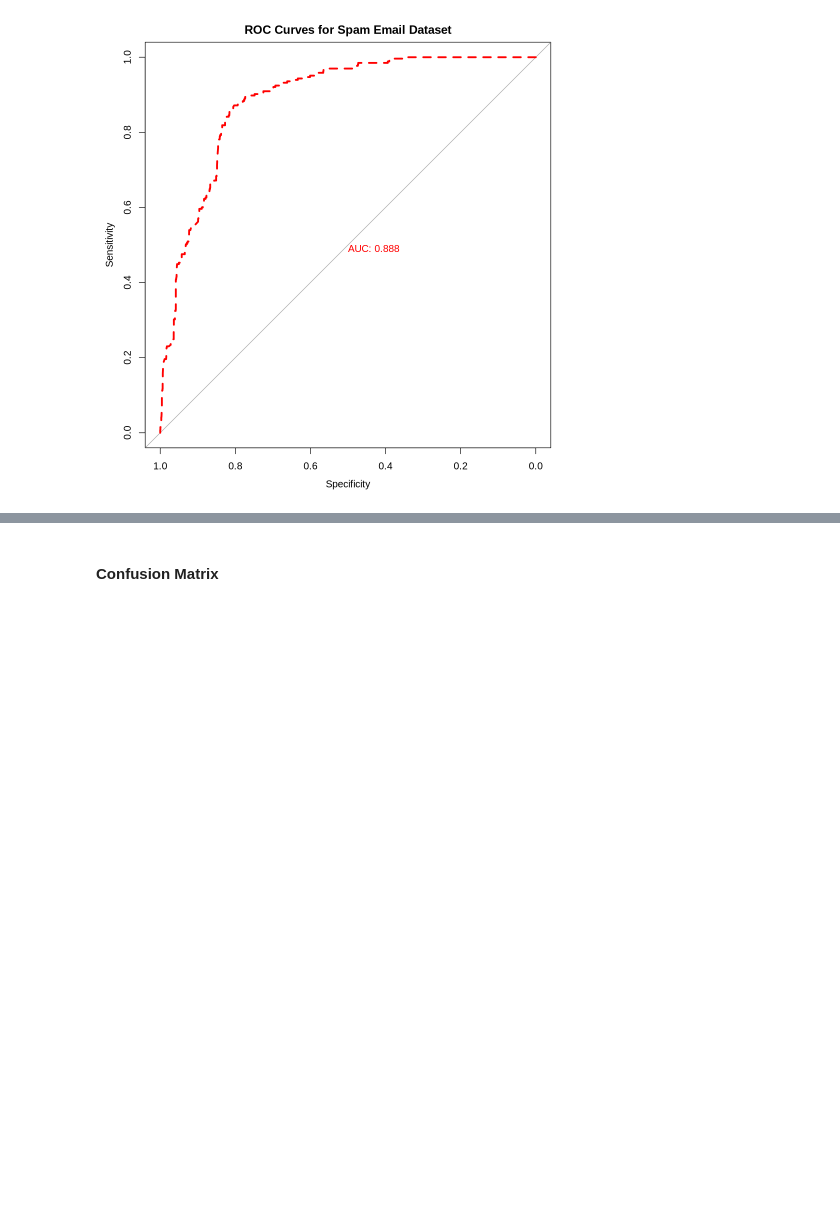
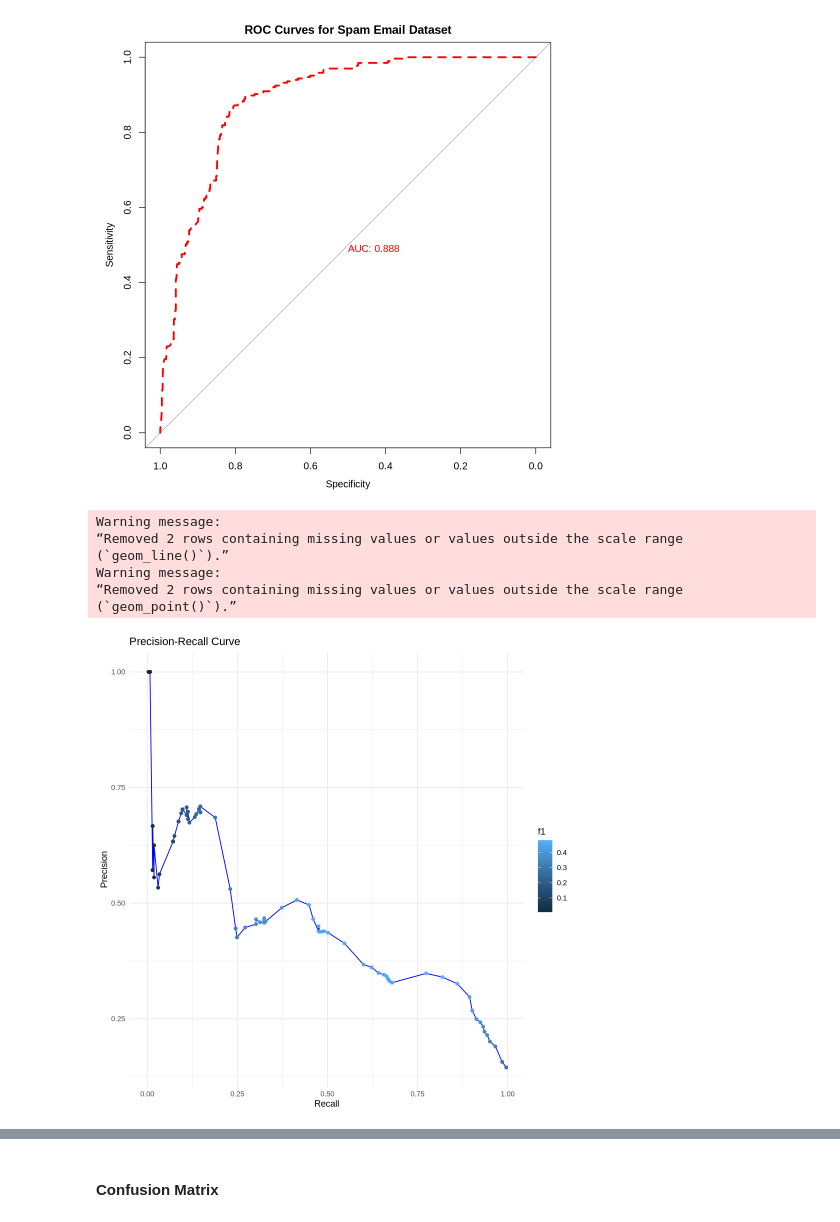
Before and after one commit to yukihuang7777/STAT301_final_project, a Jupyter notebook: Final Project.ipynb, the cells around one changed output, grey strips where cells are left out. Drawn from its saved outputs; the diff is of its cells as text; code cells hidden in the pictures; blank space fills up the shorter version.

```diff
--- a/Final Project.ipynb
+++ b/Final Project.ipynb
@@ -297,0 +338,15 @@ Setting direction: controls < cases
+# %%
+ggplot(pr_table, aes(x = recall, y = precision)) +
+  geom_line(color = "blue") +
+  geom_point(aes(color = f1)) +
+  labs(title = "Precision-Recall Curve",
+       x = "Recall", y = "Precision") +
+  theme_minimal()
+# %% [output]
+Warning message:
+“Removed 2 rows containing missing values or values outside the scale range
+(`geom_line()`).”
+Warning message:
+“Removed 2 rows containing missing values or values outside the scale range
+(`geom_point()`).”
+[figure, added]
```
Also changed, not shown: parts of 5 cells of this notebook.
